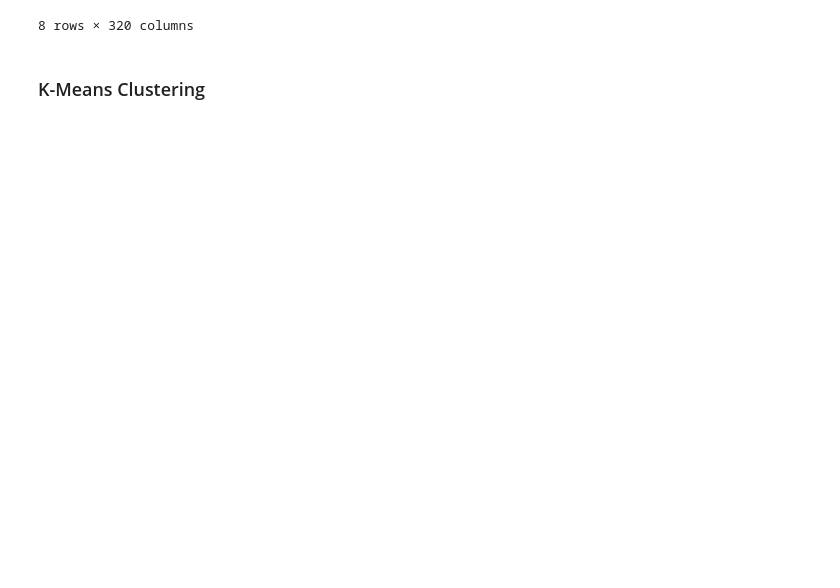
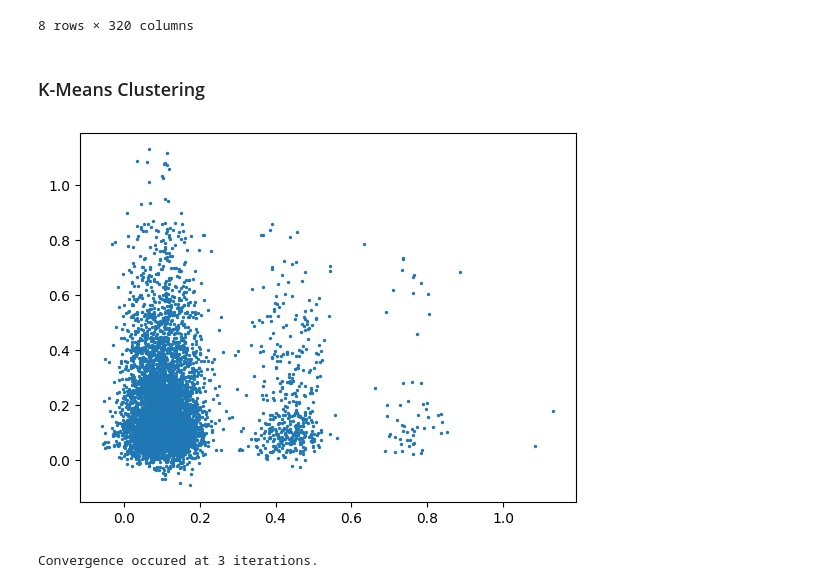
Before and after one commit to stjohnfinn/Aquifer, a Jupyter notebook: k-means_clustering.ipynb, the cells around one changed output. Saved outputs shown, nothing was run; the diff lists cells and outputs as text; code cells hidden in the pictures; blank space fills up the shorter version.

Commit message:
basically finish k means

```diff
--- a/k-means_clustering.ipynb
+++ b/k-means_clustering.ipynb
@@ -388,6 +388,18 @@ na_value = 0.5
 
 # convert DataFrame to Numpy array
 dataset_np = normalized_data.to_numpy(copy=False, na_value=0.5)
+# %%
+# standard deviation of noise
+sigma = 0.05
+# mean of noise
+mu = 0.1
+
+noise_x = sigma * np.random.randn(len(dataset_np)) + mu
+noise_y = sigma * np.random.randn(len(dataset_np)) + mu
+
+plt.scatter(dataset_np[:,0] + noise_x, dataset_np[:,1] + noise_y, s=2);
+# %% [output]
+[figure, added]
 # %%
 def euclidian_distance(a, b):
     return np.linalg.norm(a - b)
@@ -395,6 +407,7 @@ def euclidian_distance(a, b):
 # set K
 K = 3
 similarity_function = euclidian_distance
+convergence_distance = 0.00001
 
 # pick K random points to start
 indices = np.random.choice(a=list(range(len(dataset_np))), size=K)
@@ -406,13 +419,54 @@ rand_feature = np.random.randint(0, dataset_np.shape[1])
 assert initial_cluster_centers[rand_sample,rand_feature] == dataset_np[indices[rand_sample],rand_feature]
 
 cluster_centers = initial_cluster_centers
+old_cluster_centers = np.zeros(cluster_centers.shape)
 # until convergence
+iterations = 0
+while euclidian_distance(cluster_centers, old_cluster_centers) > convergence_distance:
+    iterations += 1
+    clusters = list()
+    for i in range(K):
+        clusters.append(list())
 
-# for each point in the entire dataset
-for point in dataset_np:
-    # calculate similarity between each cluster center
-    similarities = np.zeros((K,))
-    # for each cluster center
-    for idx, center in enumerate(cluster_centers):
-        # euclidian distance is the same as L2 norm
-        similarities[idx] = similarity_function(point, center)
+    # for each point in the entire dataset
+    for point in dataset_np[:10]:
+        # calculate similarity between each cluster center
+        similarities = np.zeros((K,))
+        # for each cluster center
+        for idx, center in enumerate(cluster_centers):
+            # euclidian distance is the same as L2 norm
+            similarities[idx] = similarity_function(point, center)
+
+        # get highest similarity index
+        new_cluster = np.argmax(similarities)
+
+        assert type(new_cluster) == np.int64
+
+        # assign to cluster `new_cluster`
+        clusters[new_cluster].append(point)
+
+    # calculate new centers
+    new_cluster_centers = np.array([])
+
+    for cluster in clusters:
+        # calculate center point
+        cluster = np.array(cluster)
+        total = np.zeros((dataset_np.shape[1],))
+        center = np.array([])
+        for point in cluster:
+            total = np.add(total, point)
+
+        center = np.append(center, total / 2)
+        if new_cluster_centers.size == 0:
+            new_cluster_centers = center
+        else:
+            new_cluster_centers = np.vstack((new_cluster_centers, center))
+
+    assert new_cluster_centers.shape == (K, dataset_np.shape[1])
+
+    old_cluster_centers = cluster_centers
+    cluster_centers = new_cluster_centers
+
+print(f"Convergence occured at {iterations} iterations.")
+# %% [output]
+Convergence occured at 3 iterations.
```
